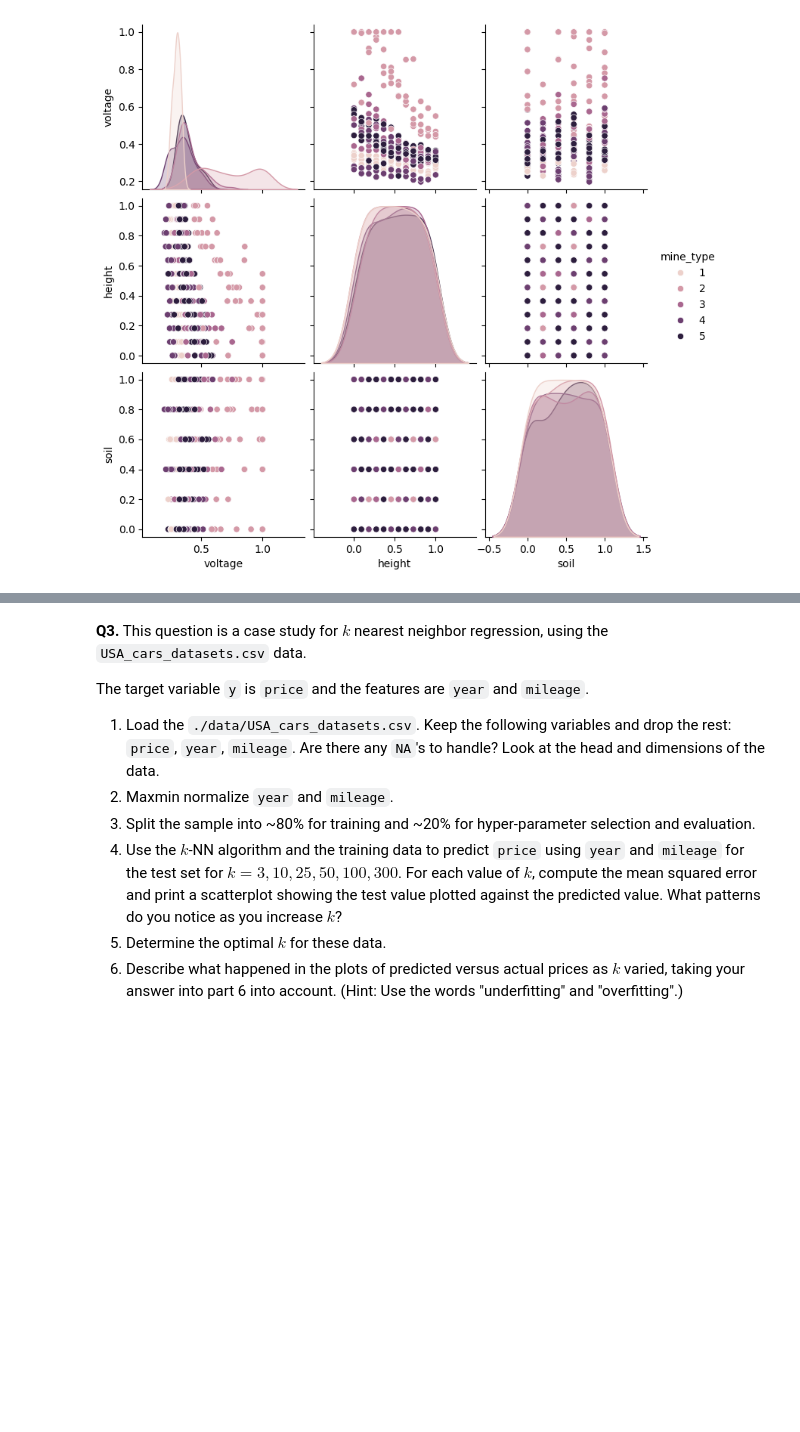
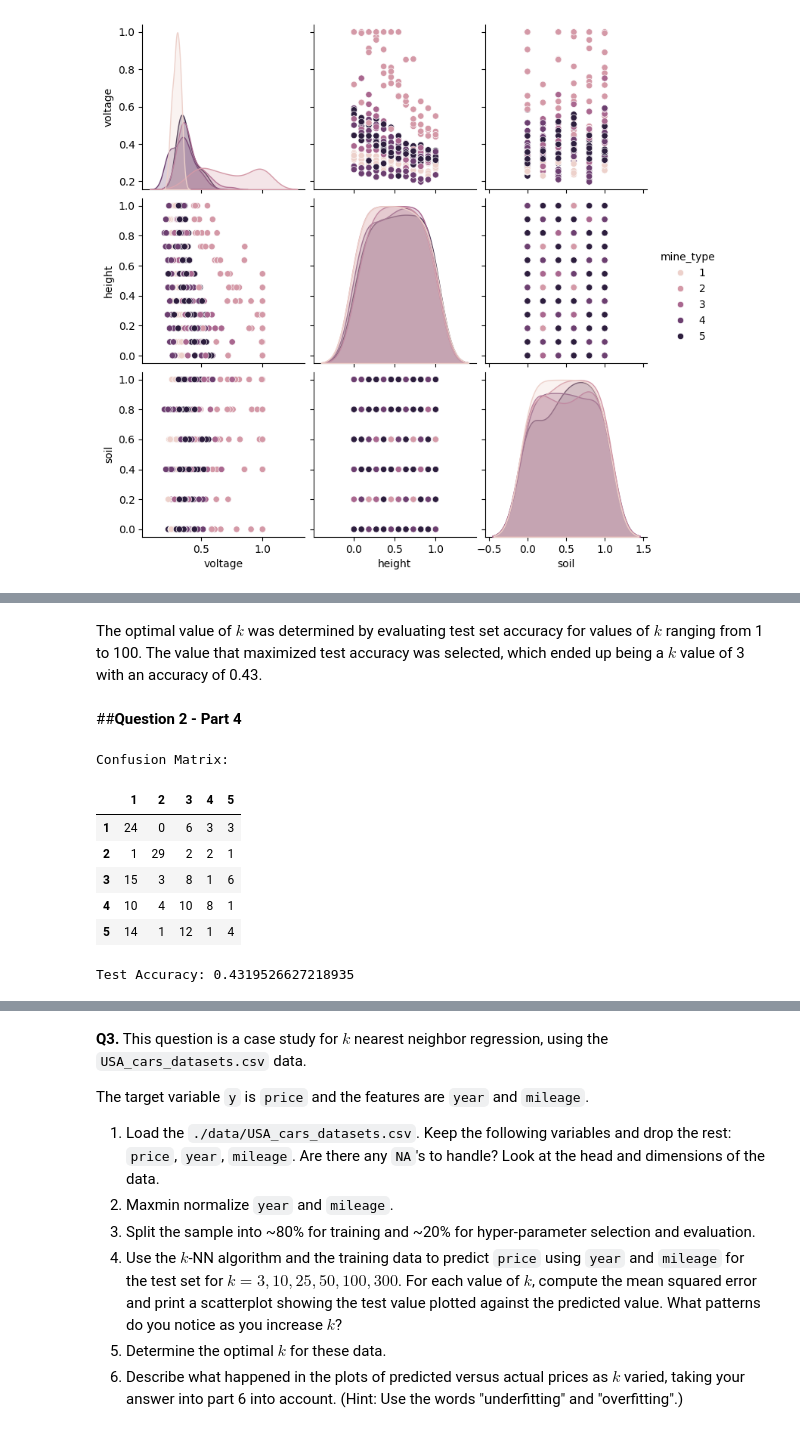
Before and after one commit to thomashooks53/DS-2002-F25, a Jupyter notebook: 02_assignment_knn.ipynb, the cells around one changed output, grey strips where cells are left out. Saved outputs shown, nothing was run; the diff lists cells and outputs as text; code cells hidden in the pictures; blank space fills up the shorter version.

```diff
--- a/02_assignment_knn.ipynb
+++ b/02_assignment_knn.ipynb
@@ -137,0 +209,30 @@ plt.show()
+# %% [markdown]
+The optimal value of $k$ was determined by evaluating test set accuracy for values of $k$ ranging from 1 to 100. The value that maximized test accuracy was selected, which ended up being a $k$ value of 3 with an accuracy of 0.43.
+# %% [markdown]
+##**Question 2 - Part 4**
+# %%
+from sklearn.metrics import confusion_matrix, accuracy_score
+import pandas as pd
+
+y_pred = best_model.predict(X_test)
+
+cm = confusion_matrix(y_test, y_pred)
+
+cm_df = pd.DataFrame(cm,
+                     index=sorted(y.unique()),
+                     columns=sorted(y.unique()))
+
+print("Confusion Matrix:")
+display(cm_df)
+
+accuracy = accuracy_score(y_test, y_pred)
+print("\nTest Accuracy:", accuracy)
+# %% [output]
+Confusion Matrix:
+|  | 1 | 2 | 3 | 4 | 5 |
+| 1 | 24 | 0 | 6 | 3 | 3 |
+| 2 | 1 | 29 | 2 | 2 | 1 |
+| 3 | 15 | 3 | 8 | 1 | 6 |
+| 4 | 10 | 4 | 10 | 8 | 1 |
+| 5 | 14 | 1 | 12 | 1 | 4 |
+Test Accuracy: 0.4319526627218935
```
Also changed, not shown: parts of 9 cells of this notebook.
